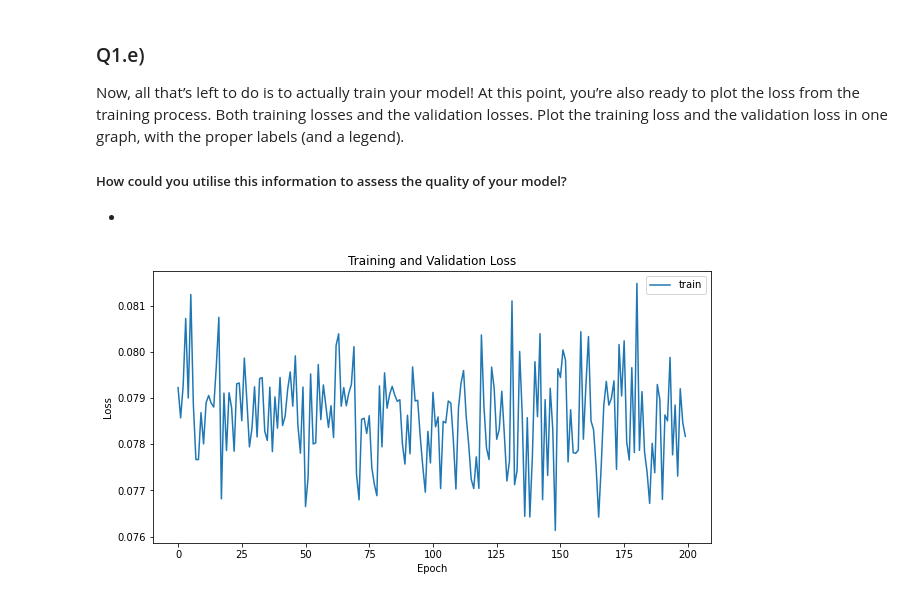
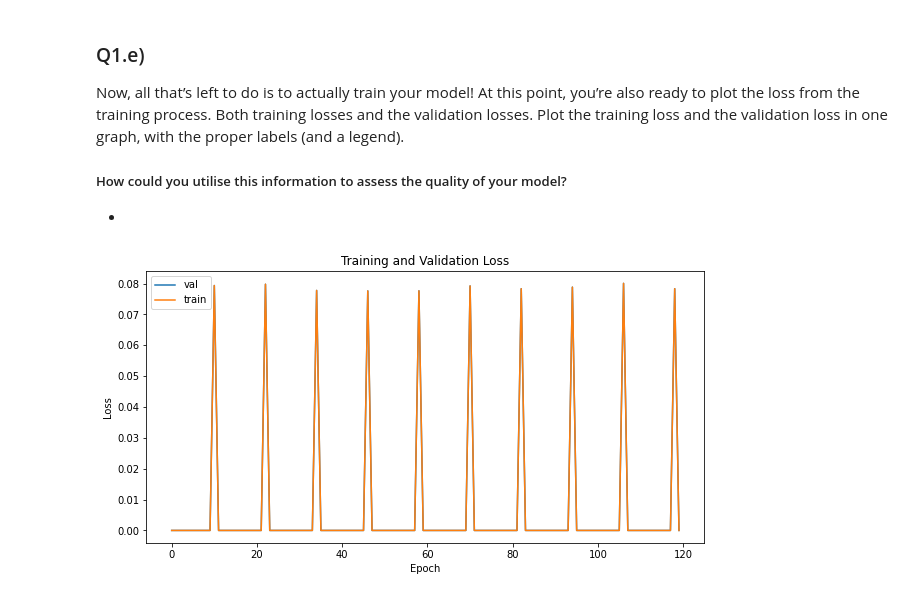
Before and after one commit to Yikeru/5LSL0, a Jupyter notebook: Ass1 Notebook.ipynb, the cells around one changed output. Drawn from its saved outputs; the diff is of its cells as text; code cells hidden in the pictures.

```diff
--- a/Ass1 Notebook.ipynb
+++ b/Ass1 Notebook.ipynb
@@ -183,7 +185,7 @@ learning_rate = 1e-2 # small learning rate
 optimizer = optim.SGD(model.parameters(), lr=learning_rate)  ## SGD optimizer
 criterion = nn.CrossEntropyLoss()
 
-epochs = 3
+epochs = 10
 
 dir_data = os.path.abspath("data")
 dir_truth = os.path.join(dir_data, "gtFine")
@@ -233,6 +235,41 @@ def check_accuracy_V1(loader, model, noise=False):
             num_samples += preds.size(0)
         acc = float(num_correct) / num_samples
         print('Got %d / %d correct, Val_Accuracy: %.2f%%' % (num_correct, num_samples, 100 * acc))
+# %%
+def check_accuracy(loader, model, noise=False , P=True):
+    num_correct_val = 0
+    num_samples_val = 0
+    running_loss_val = 0.0
+    with torch.no_grad():
+        print('Checking accuracy validation set')
+        for data in loader:
+            # validation on noisy part or not
+            if noise:
+                _, x, y = data
+            else:
+                x, _, y = data
+            # cast the values
+            x = x.to(device=device, dtype=dtype)  # move to device, e.g. GPU
+            y = y.to(device=device, dtype=torch.long)
+
+            # calculate score and loss
+            scores = model(x)
+            loss = criterion(scores,y)
+
+            # save the losses for validation
+            running_los =+ loss.item()
+            _, preds = scores.max(1)
+
+            num_correct_val += (preds == y).sum()
+            num_samples_val += preds.size(0)
+        acc_val = float(num_correct_val) / num_samples_val
+
+        # loss per epoch
+        epoch_lossv=(running_loss_val / len(loader))
+        losses_val.append(epoch_lossv)
+        if P:
+            print('Got %d / %d correct, Val_Accuracy: %.2f%%' % (num_correct_val, num_samples_val, 100 * acc_val))
+    return losses_val
 # %%
 import torch.nn.functional as F  # useful stateless functions
 write_to_file = False
@@ -382,15 +406,15 @@ a legend).
 # %%
 
 plt.figure(figsize=(10,5))
 plt.title("Training and Validation Loss")
-# plt.plot(losses_val,label="val")
+plt.plot(losses_val,label="val")
 plt.plot(losses,label="train")
 plt.xlabel("Epoch")
 plt.ylabel("Loss")
 plt.legend()
 plt.show()
 # %% [output]
-[figure, old version]
+[figure, new version]
 # %%
 # def train_part34(model, optimizer, epochs=1, write_to_file=False, USE_GPU=True):
 #     """
```
Also changed, not shown: parts of 5 cells of this notebook.
